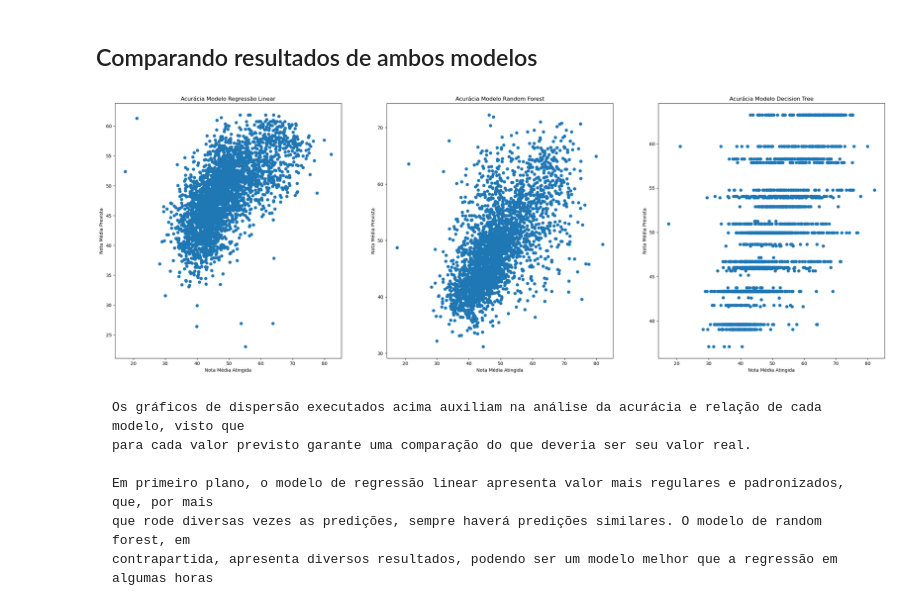
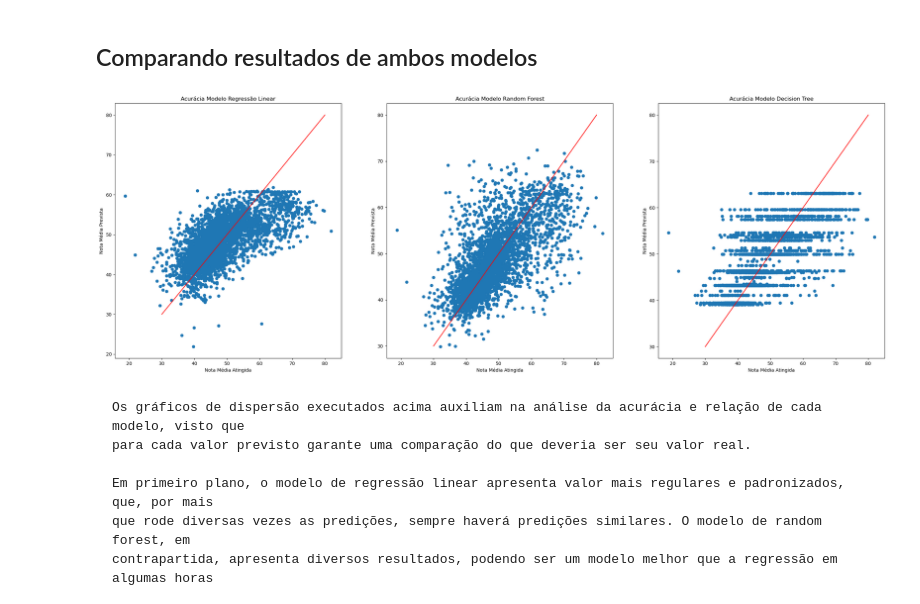
Before and after one commit to LuanaPLGuimaraes/Grupo12A_Projeto2_CDados, a Jupyter notebook: projeto_2_notas_enem.ipynb, the cells around one changed output. Cells and saved outputs as stored; diff of their text form; code cells hidden in the pictures.

```diff
--- a/projeto_2_notas_enem.ipynb
+++ b/projeto_2_notas_enem.ipynb
@@ -570,25 +570,28 @@ print(r2_dectree)
 # %%
 plt.figure(figsize=(30,10))
 
 plt.subplot(1,3,1)
 plt.scatter(y_test, predictions_rl)
+plt.plot([30,80],[30,80], color = "red")
 plt.title('Acurácia Modelo Regressão Linear')
 plt.xlabel('Nota Média Atingida')
 plt.ylabel('Nota Média Prevista')
 
 plt.subplot(1,3,2)
 plt.scatter(y_test, predictions_rg)
+plt.plot([30,80],[30,80], color = "red")
 plt.title('Acurácia Modelo Random Forest')
 plt.xlabel('Nota Média Atingida')
 plt.ylabel('Nota Média Prevista');
 
 plt.subplot(1,3,3)
 plt.scatter(y_test, dtree_pred)
+plt.plot([30,80],[30,80], color = "red")
 plt.title('Acurácia Modelo Decision Tree')
 plt.xlabel('Nota Média Atingida')
 plt.ylabel('Nota Média Prevista');
 # %% [output]
-[figure, old version]
+[figure, new version]
 # %% [markdown]
     Os gráficos de dispersão executados acima auxiliam na análise da acurácia e relação de cada modelo, visto que
     para cada valor previsto garante uma comparação do que deveria ser seu valor real.
```
Also changed, not shown: parts of 6 cells of this notebook.
